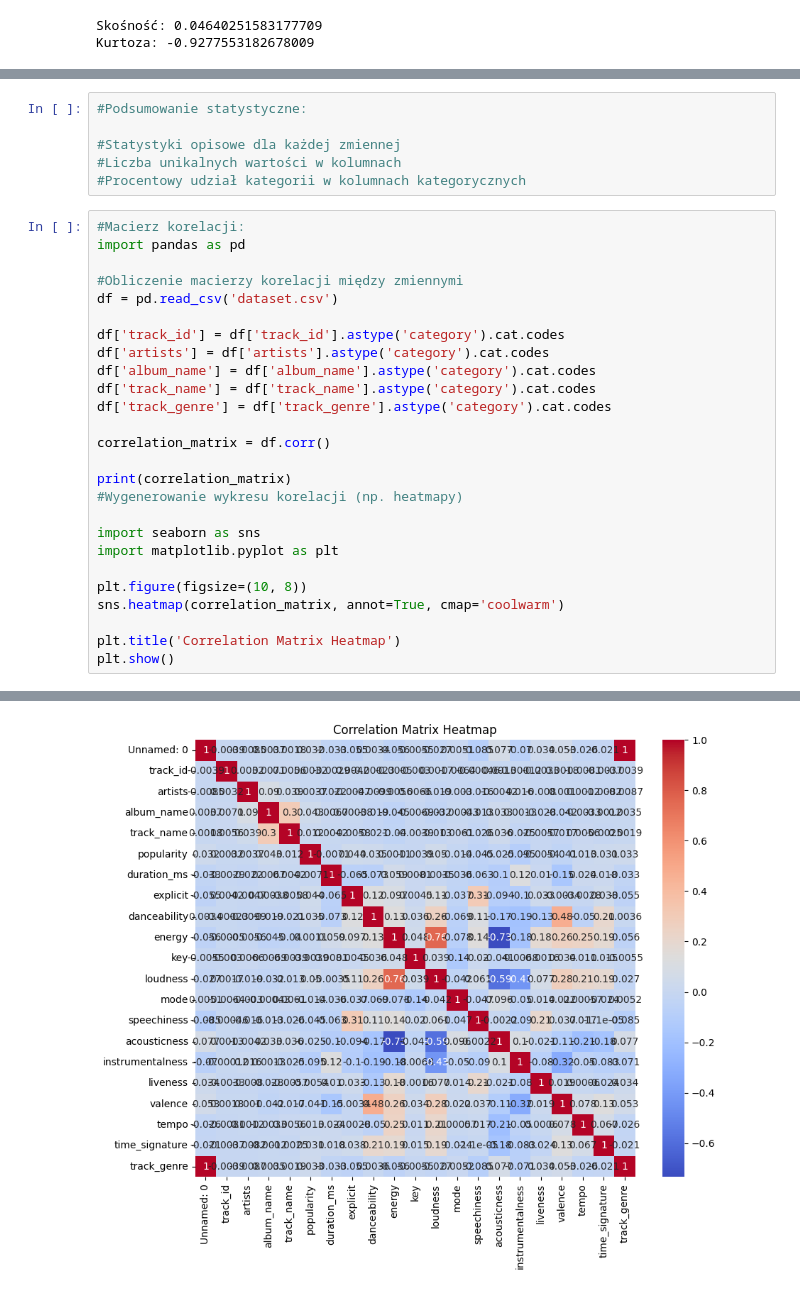
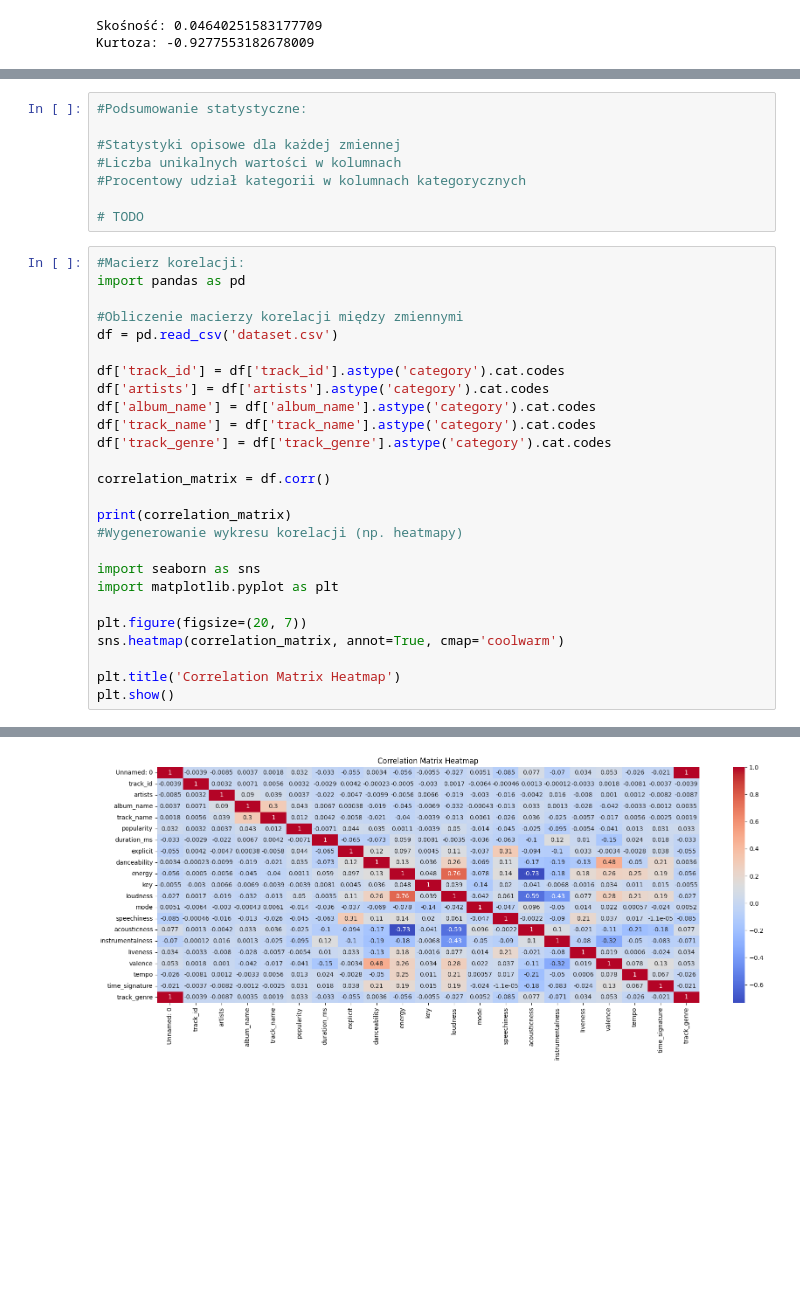
Before and after one commit to MarekPrzydanek/PythonProjekt, a Jupyter notebook: src/main.ipynb, the cells around one changed output, grey strips where cells are left out. Saved outputs shown, nothing was run; the diff lists cells and outputs as text; blank space fills up the shorter version.

```diff
--- a/src/main.ipynb
+++ b/src/main.ipynb
@@ -372,6 +386,8 @@ plt.show()
 #Statystyki opisowe dla każdej zmiennej
 #Liczba unikalnych wartości w kolumnach
 #Procentowy udział kategorii w kolumnach kategorycznych
+
+# TODO
 # %%
 #Macierz korelacji:
 import pandas as pd
@@ -388,35 +404,35 @@ df['track_genre'] = df['track_genre'].astype('category').cat.codes
 correlation_matrix = df.corr()
 
 print(correlation_matrix)
 #Wygenerowanie wykresu korelacji (np. heatmapy)
 
 import seaborn as sns
 import matplotlib.pyplot as plt
 
-plt.figure(figsize=(10, 8))
+plt.figure(figsize=(20, 7))
 sns.heatmap(correlation_matrix, annot=True, cmap='coolwarm')
 
 plt.title('Correlation Matrix Heatmap')
 plt.show()
 # %% [output]
                   Unnamed: 0  track_id   artists  album_name  track_name
 Unnamed: 0          1.000000 -0.003862 -0.008469    0.003695    0.001842  \
 track_id           -0.003862  1.000000  0.003174    0.007128    0.005552
 artists            -0.008469  0.003174  1.000000    0.090199    0.038962
 album_name          0.003695  0.007128  0.090199    1.000000    0.303324
 track_name          0.001842  0.005552  0.038962    0.303324    1.000000
 popularity          0.032142  0.003243  0.003658    0.042522    0.011957
 duration_ms        -0.032743 -0.002948 -0.021542    0.006724    0.004188
 explicit           -0.054736  0.004163 -0.004672    0.000375   -0.005842
 danceability        0.003444 -0.000227 -0.009920   -0.019160   -0.020861
 energy             -0.055994 -0.000496 -0.005578   -0.044727   -0.039638
 key                -0.005520 -0.003049  0.006612   -0.006893   -0.003916
 ... (100 lines left out)
 time_signature          1.000000    -0.021005
 track_genre            -0.021005     1.000000
 
 [21 rows x 21 columns]
-[figure, old version]
+[figure, new version]
 # %%
 #Normalizacja tekstu: najpopularniejsze słowa z tytłów piosenek
 
```
Also changed, not shown: parts of 10 cells of this notebook.
